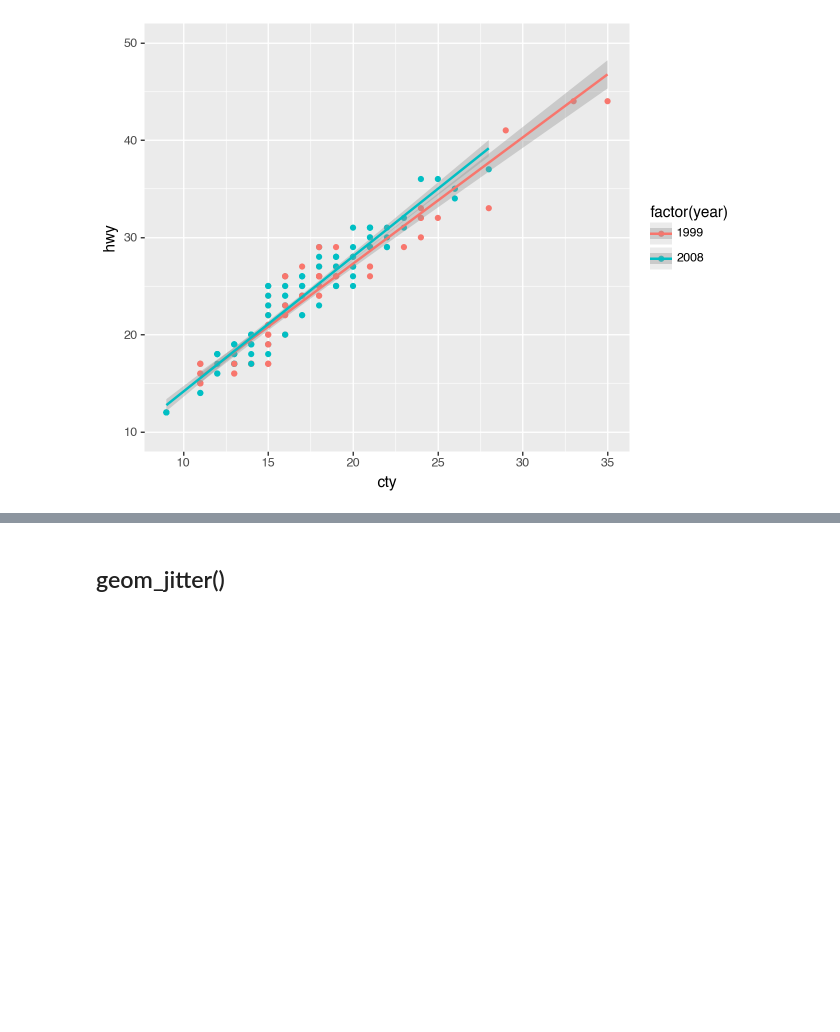
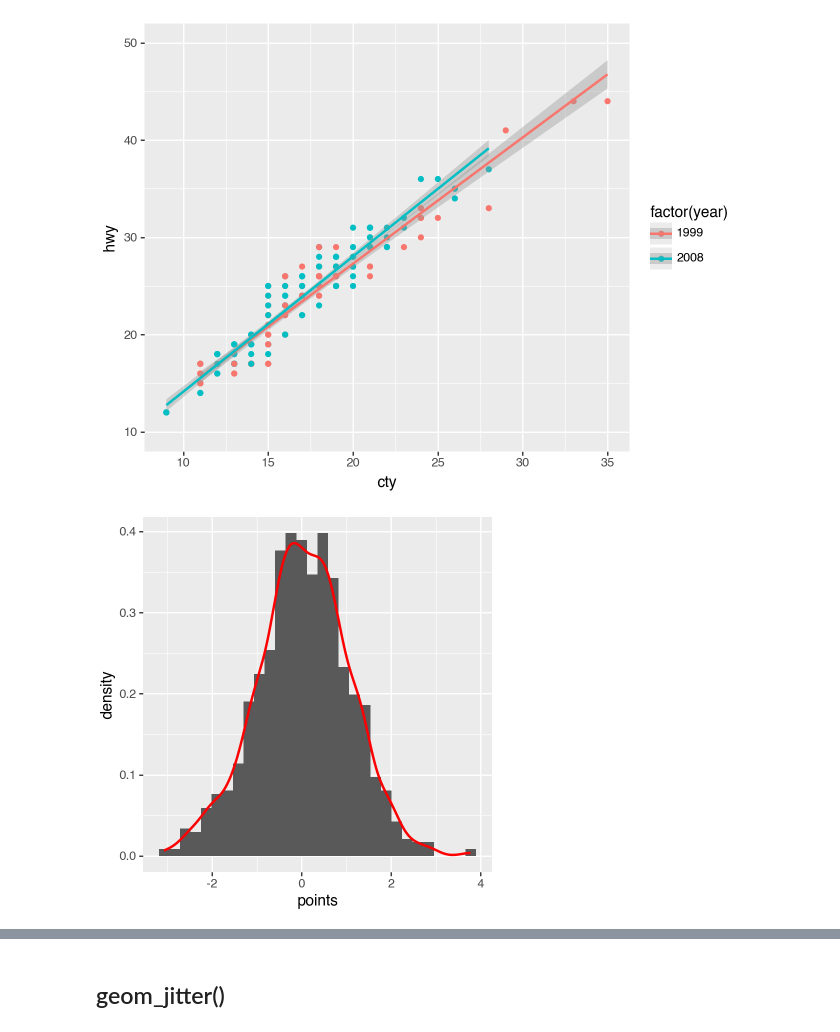
Before and after one commit to ulasuregen/Data-Analysis-and-Visualization-in-Python, a Jupyter notebook: Exercises/generalNotes.ipynb, the cells around one changed output, grey strips where cells are left out. Cells and saved outputs as stored; diff of their text form; code cells hidden in the pictures; blank space fills up the shorter version.

```diff
--- a/Exercises/generalNotes.ipynb
+++ b/Exercises/generalNotes.ipynb
@@ -404,3 +404,20 @@ df['year'] = df['year'].astype('category')
 )
 # %% [output]
 [figure]
+# %%
+import numpy as np
+import pandas as pd
+from plotnine import *
+
+np.random.seed(25)
+random_values = np.random.normal(loc = 0, scale = 1, size = 1000)
+df = pd.DataFrame({'points':random_values})
+
+(
+    ggplot(df, aes('points')) +
+    geom_histogram(aes(y = '..density..'), bins = 30) +
+    geom_density(color = 'red', size = 1) +
+    theme(figure_size= (4,4))
+)
+# %% [output]
+[figure, added]
```
Also changed, not shown: parts of 3 cells of this notebook.
